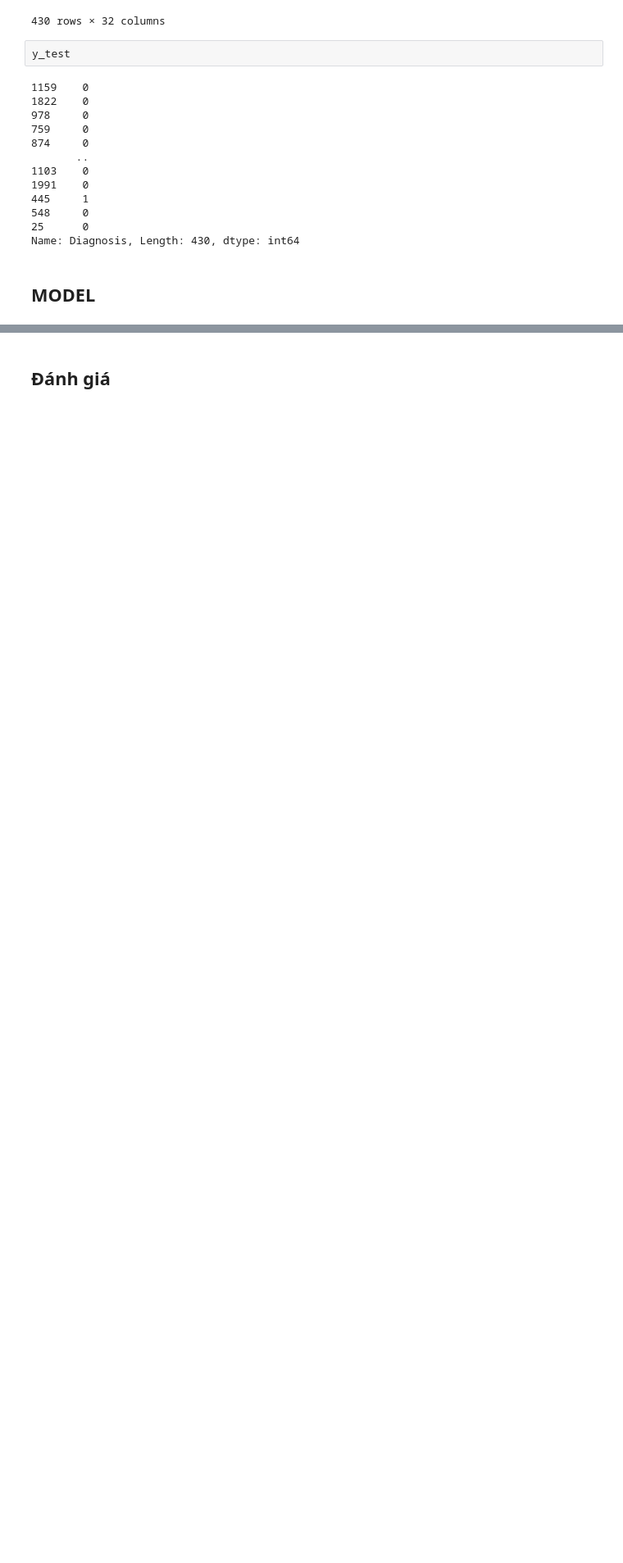
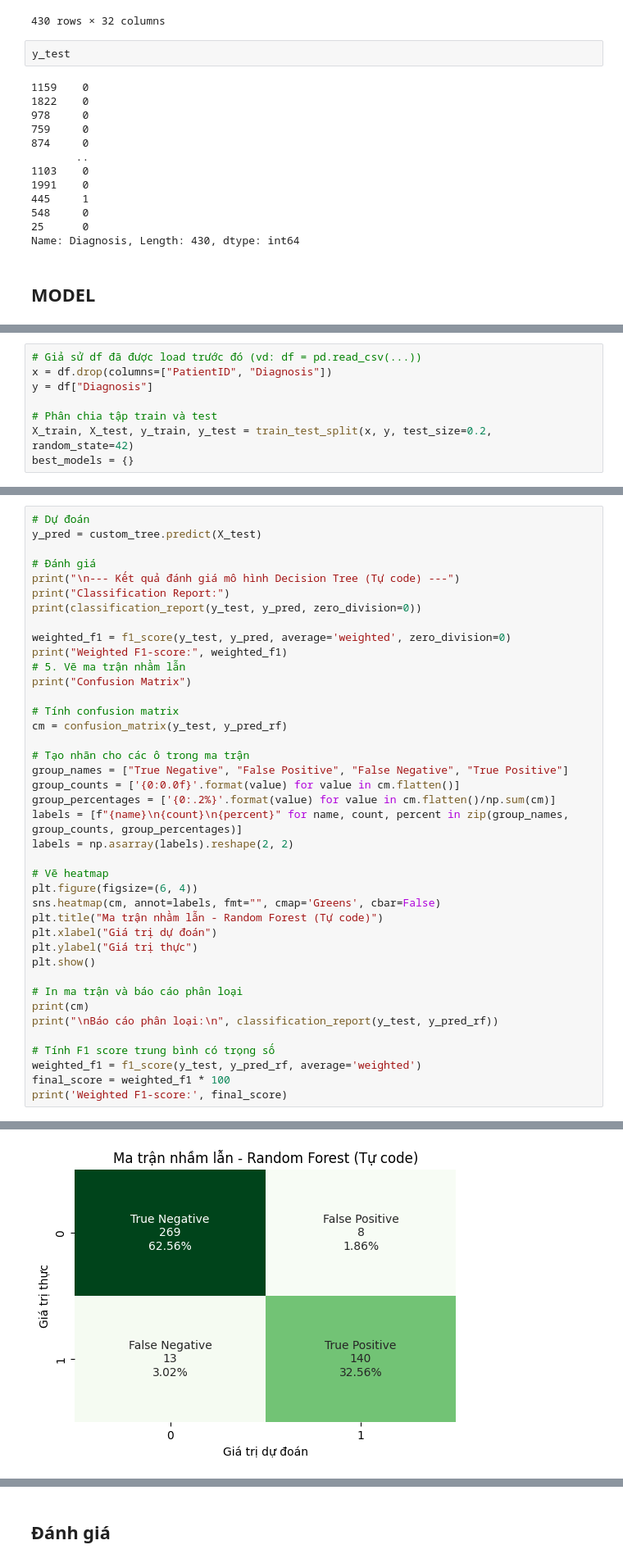
Before and after one commit to Ngoc-Quy-az1/Alzheimer-s-diagnosis, a Jupyter notebook: alzheimer-diagnosis.ipynb, the cells around one changed output, grey strips where cells are left out. Shown at 82% size. Saved outputs shown, nothing was run; the diff lists cells and outputs as text; blank space fills up the shorter version.

Commit message:
Tạo model cây quyết định và rừng ngâũ nhiên thay vì sử dụng hàm

```diff
--- a/alzheimer-diagnosis.ipynb
+++ b/alzheimer-diagnosis.ipynb
@@ -259,0 +316,8 @@ weighted avg       0.92      0.92      0.92       430
+# %%
+# Giả sử df đã được load trước đó (vd: df = pd.read_csv(...))
+x = df.drop(columns=["PatientID", "Diagnosis"])
+y = df["Diagnosis"]
+
+# Phân chia tập train và test
+X_train, X_test, y_train, y_test = train_test_split(x, y, test_size=0.2, random_state=42)
+best_models = {}
@@ -259,0 +331,41 @@ weighted avg       0.92      0.92      0.92       430
+# %%
+# Dự đoán
+y_pred = custom_tree.predict(X_test)
+
+# Đánh giá
+print("\n--- Kết quả đánh giá mô hình Decision Tree (Tự code) ---")
+print("Classification Report:")
+print(classification_report(y_test, y_pred, zero_division=0))
+
+weighted_f1 = f1_score(y_test, y_pred, average='weighted', zero_division=0)
+print("Weighted F1-score:", weighted_f1)
+# 5. Vẽ ma trận nhầm lẫn
+print("Confusion Matrix")
+
+# Tính confusion matrix
+cm = confusion_matrix(y_test, y_pred_rf)
+
+# Tạo nhãn cho các ô trong ma trận
+group_names = ["True Negative", "False Positive", "False Negative", "True Positive"]
+group_counts = ['{0:0.0f}'.format(value) for value in cm.flatten()]
+group_percentages = ['{0:.2%}'.format(value) for value in cm.flatten()/np.sum(cm)]
+labels = [f"{name}\n{count}\n{percent}" for name, count, percent in zip(group_names, group_counts, group_percentages)]
+labels = np.asarray(labels).reshape(2, 2)
+
+# Vẽ heatmap
+plt.figure(figsize=(6, 4))
+sns.heatmap(cm, annot=labels, fmt="", cmap='Greens', cbar=False)
+plt.title("Ma trận nhầm lẫn - Random Forest (Tự code)")
+plt.xlabel("Giá trị dự đoán")
+plt.ylabel("Giá trị thực")
+plt.show()
+
+# In ma trận và báo cáo phân loại
+print(cm)
+print("\nBáo cáo phân loại:\n", classification_report(y_test, y_pred_rf))
+
+# Tính F1 score trung bình có trọng số
+weighted_f1 = f1_score(y_test, y_pred_rf, average='weighted')
+final_score = weighted_f1 * 100
+print('Weighted F1-score:', final_score)
+# %% [output]
@@ -259,0 +385 @@ weighted avg       0.92      0.92      0.92       430
+[figure, added]
```
Also changed, not shown: parts of 18 cells of this notebook.
